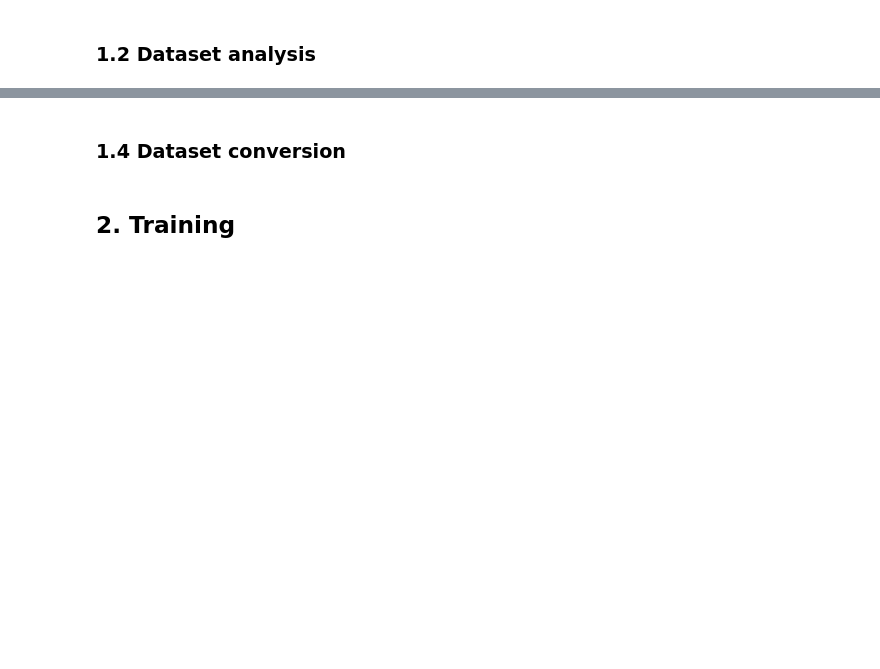
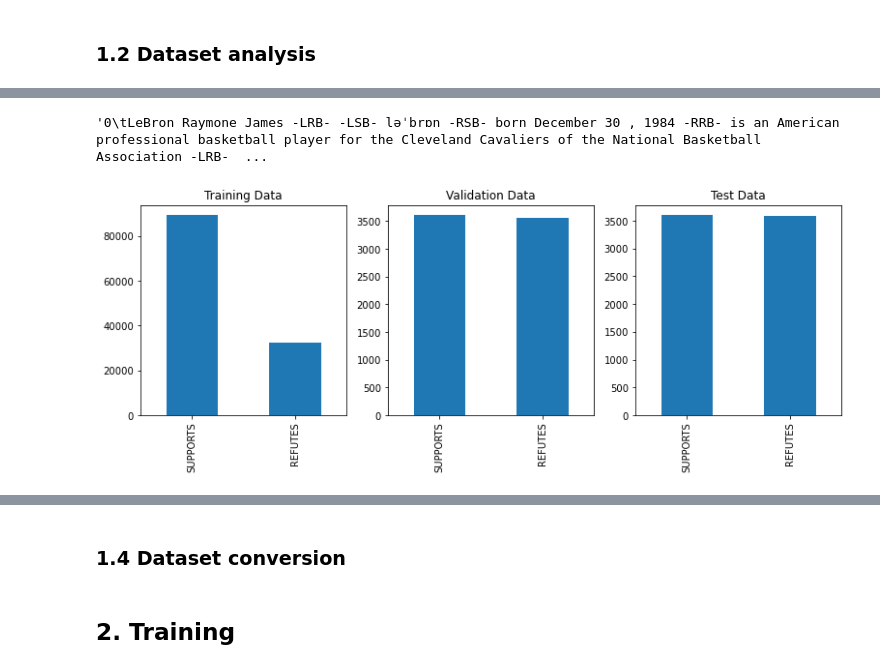
Before and after one commit to TheOnesThatWereAbroad/FactChecking, a Jupyter notebook: FactChecking.ipynb, the cells around one changed output, grey strips where cells are left out. Saved outputs shown, nothing was run; the diff lists cells and outputs as text; code cells hidden in the pictures; blank space fills up the shorter version.

```diff
--- a/FactChecking.ipynb
+++ b/FactChecking.ipynb
@@ -16,2 +65,26 @@ from tensorflow.keras import layers
+# %%
+def read_data(data_path):
+    """
+    Reads the data from the data directory.
+
+    Parameters
+    ----------
+    Path to the data directory.
+
+    Returns
+    -------
+    A tuple of three pandas dataframes.
+    """
+    train_path = os.path.join(data_path, 'train_pairs.csv')
+    val_path = os.path.join(data_path, 'val_pairs.csv')
+    test_path = os.path.join(data_path, 'test_pairs.csv')
+
+    train_df = pd.read_csv(train_path, index_col=0)
+    val_df = pd.read_csv(val_path, index_col=0)
+    test_df = pd.read_csv(test_path, index_col=0)
+
+    return train_df, val_df, test_df
+
+train_df, val_df, test_df = read_data('dataset')
 # %% [markdown]
 ### 1.2 Dataset analysis
@@ -19,0 +100,21 @@ from tensorflow.keras import layers
+# %%
+# print an evidence
+text = train_df['Evidence'].iloc[78]
+text
+# %% [output]
+'0\tLeBron Raymone James -LRB- -LSB- ləˈbrɒn -RSB- born December 30 , 1984 -RRB- is an American professional basketball player for the Cleveland Cavaliers of the National Basketball Association -LRB-  ...
+# %%
+# plot the distribution of the labels
+fig = plt.figure(figsize=(13, 4))
+fig.add_subplot(131)
+ax1 = train_df['Label'].value_counts().plot(kind='bar')
+ax1.set_title('Training Data')
+fig.add_subplot(132)
+ax2 = val_df['Label'].value_counts().plot(kind='bar')
+ax2.set_title('Validation Data')
+fig.add_subplot(133)
+ax3 = test_df['Label'].value_counts().plot(kind='bar')
+ax3.set_title('Test Data')
+plt.show()
+# %% [output]
+[figure, added]
```
Also changed, not shown: parts of 14 cells of this notebook.
